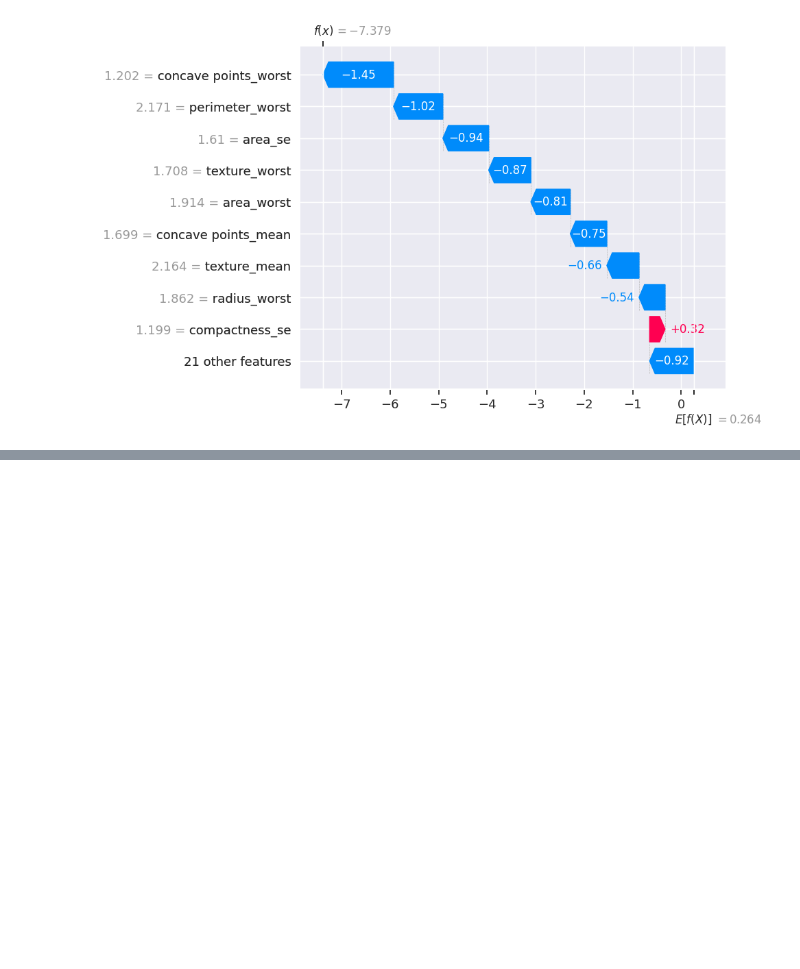
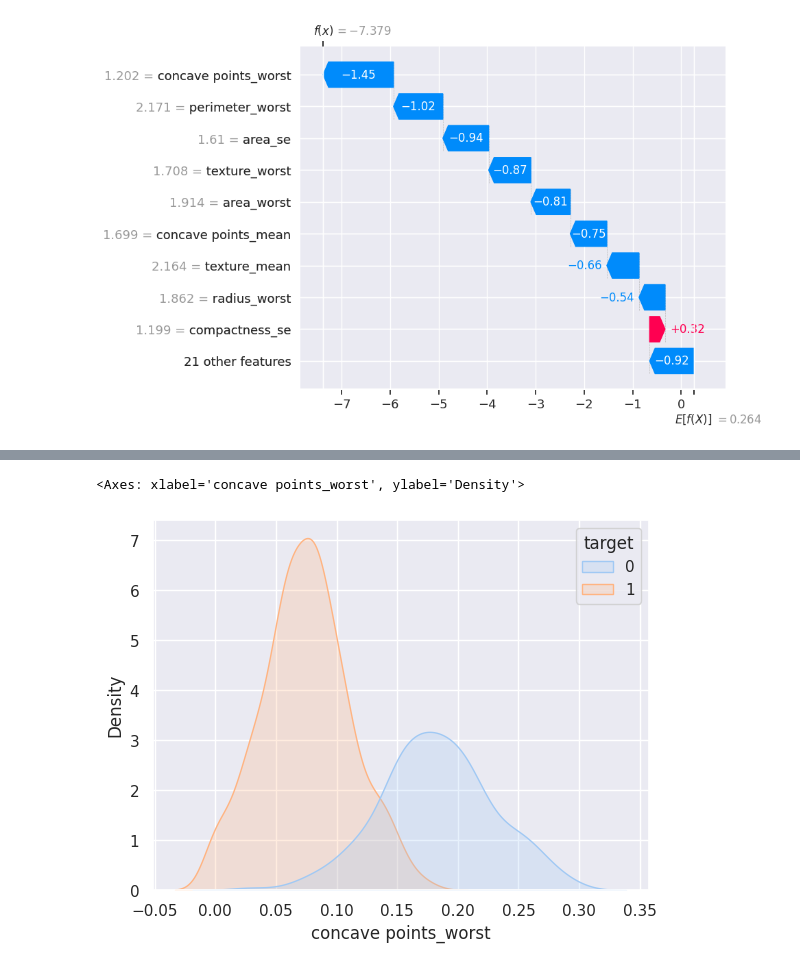
Before and after one commit to Ahmed0607/OncoVision-AI, a Jupyter notebook: OncoVision_AI.ipynb, the cells around one changed output, grey strips where cells are left out. Saved outputs shown, nothing was run; the diff lists cells and outputs as text; code cells hidden in the pictures; blank space fills up the shorter version.

```diff
--- a/OncoVision_AI.ipynb
+++ b/OncoVision_AI.ipynb
@@ -280,0 +314,5 @@ Model Predicted Probability of being Benign: 0.0006
+# %%
+sns.kdeplot(data = df_clean, x = 'concave points_worst', hue = 'target', fill = True)
+# %% [output]
+<Axes: xlabel='concave points_worst', ylabel='Density'>
+[figure, added]
```
Also changed, not shown: parts of 9 cells of this notebook.
